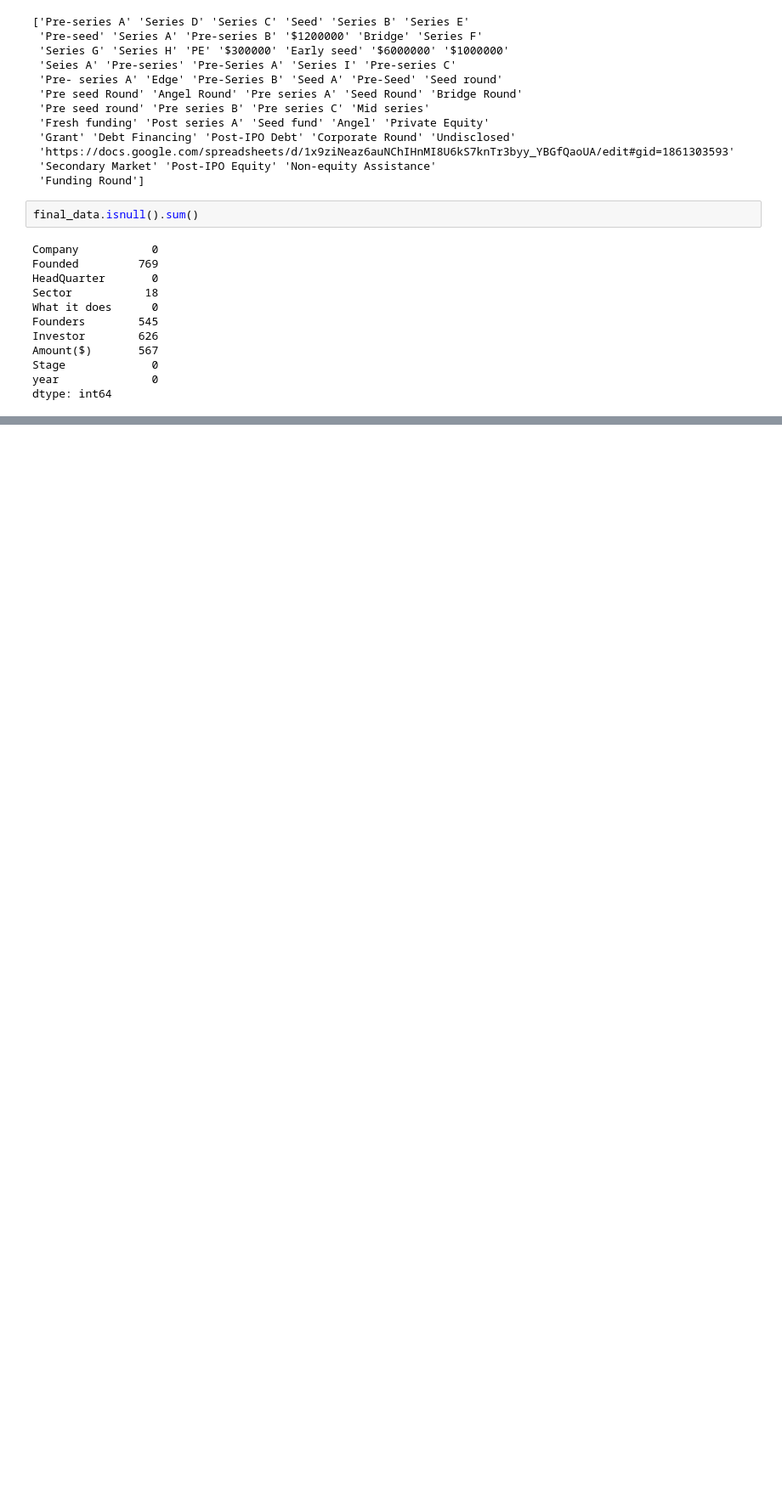
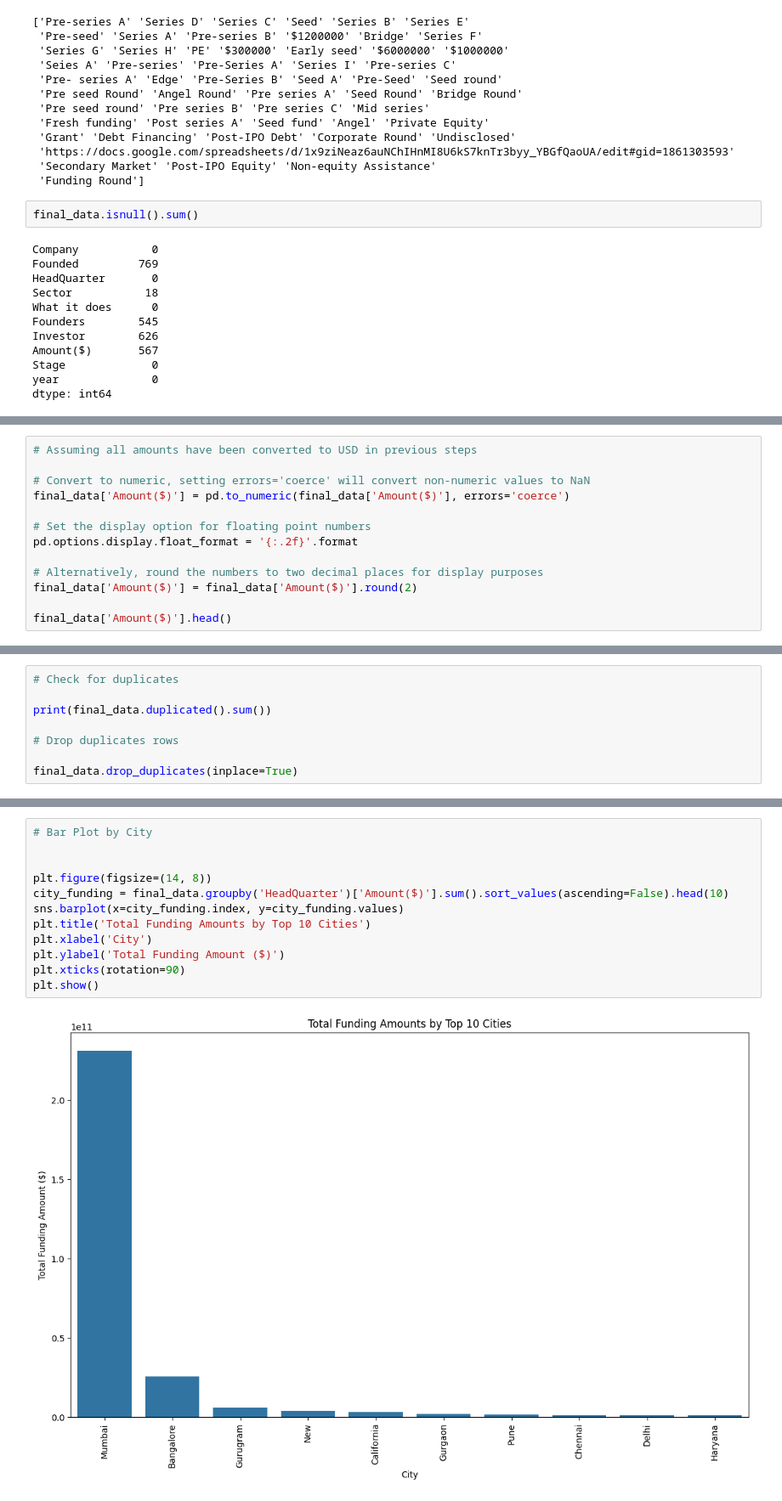
Before and after one commit to theleggero/Viability-of-the-Indian-Economy-for-new-businesses, a Jupyter notebook: Notebooks/project1.ipynb, the cells around one changed output, grey strips where cells are left out. Shown at 85% size. Drawn from its saved outputs; the diff is of its cells as text; blank space fills up the shorter version.

```diff
--- a/Notebooks/project1.ipynb
+++ b/Notebooks/project1.ipynb
@@ -893,0 +1073,13 @@ dtype: int64
+# %%
+# Assuming all amounts have been converted to USD in previous steps
+
+# Convert to numeric, setting errors='coerce' will convert non-numeric values to NaN
+final_data['Amount($)'] = pd.to_numeric(final_data['Amount($)'], errors='coerce')
+
+# Set the display option for floating point numbers
+pd.options.display.float_format = '{:.2f}'.format
+
+# Alternatively, round the numbers to two decimal places for display purposes
+final_data['Amount($)'] = final_data['Amount($)'].round(2)
+
+final_data['Amount($)'].head()
@@ -893,0 +1095,8 @@ dtype: int64
+# %%
+# Check for duplicates
+
+print(final_data.duplicated().sum())
+
+# Drop duplicates rows
+
+final_data.drop_duplicates(inplace=True)
@@ -893,0 +1256,14 @@ dtype: int64
+# %%
+# Bar Plot by City
+
+
+plt.figure(figsize=(14, 8))
+city_funding = final_data.groupby('HeadQuarter')['Amount($)'].sum().sort_values(ascending=False).head(10)
+sns.barplot(x=city_funding.index, y=city_funding.values)
+plt.title('Total Funding Amounts by Top 10 Cities')
+plt.xlabel('City')
+plt.ylabel('Total Funding Amount ($)')
+plt.xticks(rotation=90)
+plt.show()
+# %% [output]
+[figure, added]
```
Also changed, not shown: parts of 59 cells of this notebook, 11 other files.
